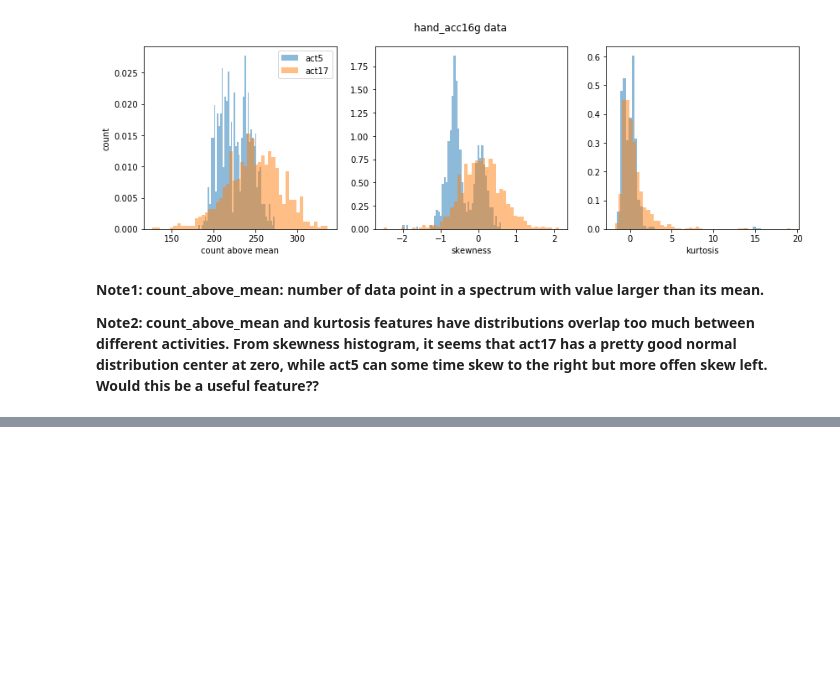
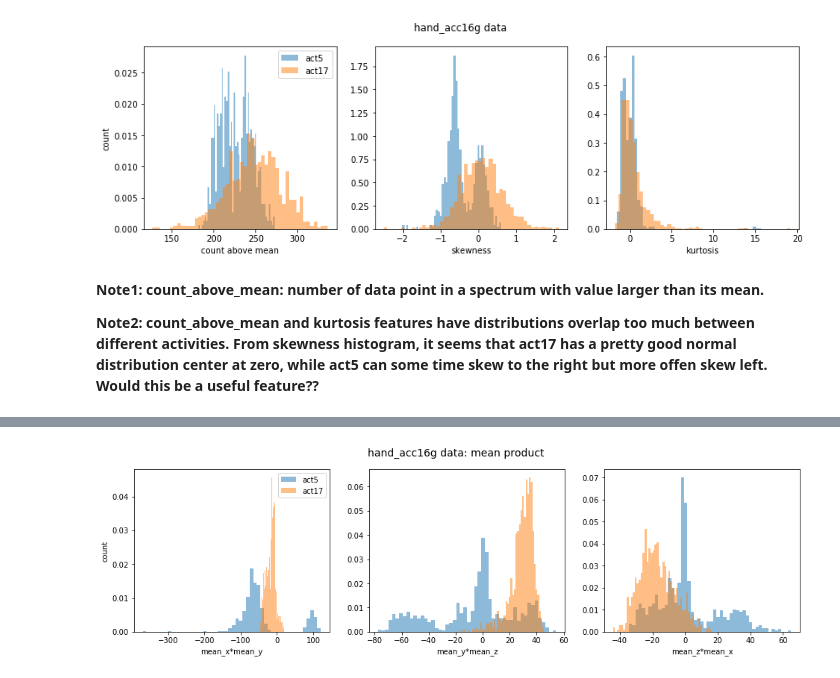
Before and after one commit to kcmeehan/BiometricsActivityClassification, a Jupyter notebook: feature_extraction.ipynb, the cells around one changed output, grey strips where cells are left out. Cells and saved outputs as stored; diff of their text form; code cells hidden in the pictures; blank space fills up the shorter version.

```diff
--- a/feature_extraction.ipynb
+++ b/feature_extraction.ipynb
@@ -227,0 +262,19 @@ plt.xlabel('kurtosis');
+# %%
+plt.figure(figsize=[16, 4])
+plt.suptitle('hand_acc16g data: mean product', fontsize=14)
+plt.subplot(131)
+plt.hist(hand_acc16g_x_mean5*hand_acc16g_y_mean5, bins=50, alpha=0.5, normed=True, label='act5')
+plt.hist(hand_acc16g_x_mean17*hand_acc16g_y_mean17, bins=50, alpha=0.5, normed=True, label='act17')
+plt.xlabel('mean_x*mean_y')
+plt.ylabel('count')
+plt.legend()
+plt.subplot(132)
+plt.hist(hand_acc16g_y_mean5*hand_acc16g_z_mean5, bins=50, alpha=0.5, normed=True)
+plt.hist(hand_acc16g_y_mean17*hand_acc16g_z_mean17, bins=50, alpha=0.5, normed=True)
+plt.xlabel('mean_y*mean_z')
+plt.subplot(133)
+plt.hist(hand_acc16g_z_mean5*hand_acc16g_x_mean5, bins=50, alpha=0.5, normed=True)
+plt.hist(hand_acc16g_z_mean17*hand_acc16g_x_mean17, bins=50, alpha=0.5, normed=True)
+plt.xlabel('mean_z*mean_x');
+# %% [output]
+[figure, added]
```
Also changed, not shown: parts of 15 cells of this notebook.
